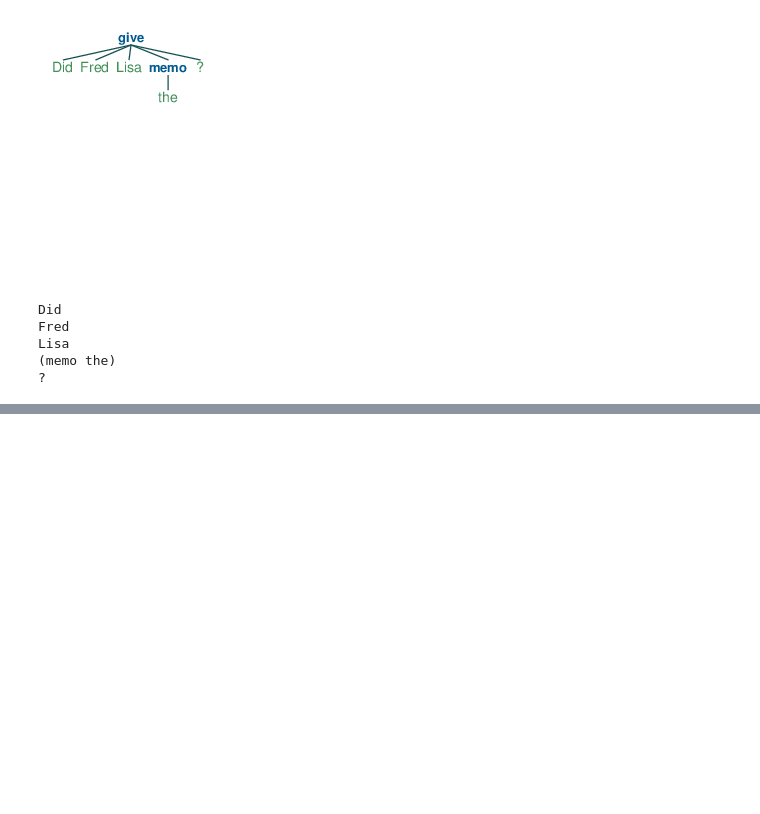
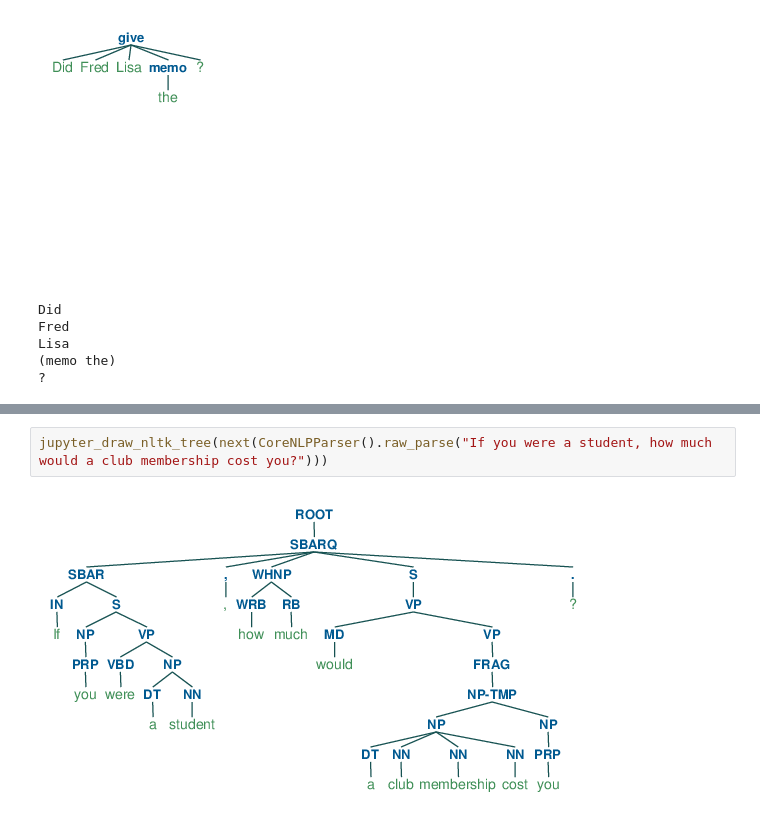
Before and after one commit to ahdavies6/NLP_QA, a Jupyter notebook: jupyter/parse.ipynb, the cells around one changed output, grey strips where cells are left out. Saved outputs shown, nothing was run; the diff lists cells and outputs as text; blank space fills up the shorter version.

```diff
--- a/jupyter/parse.ipynb
+++ b/jupyter/parse.ipynb
@@ -46,0 +47,4 @@ jupyter_draw_nltk_tree(next(CoreNLPParser().raw_parse("Did Fred give Lisa the me
+# %%
+jupyter_draw_nltk_tree(next(CoreNLPParser().raw_parse("If you were a student, how much would a club membership cost you?")))
+# %% [output]
+[figure, added]
```
Also changed, not shown: parts of 1 cell of this notebook, 3 other files.
